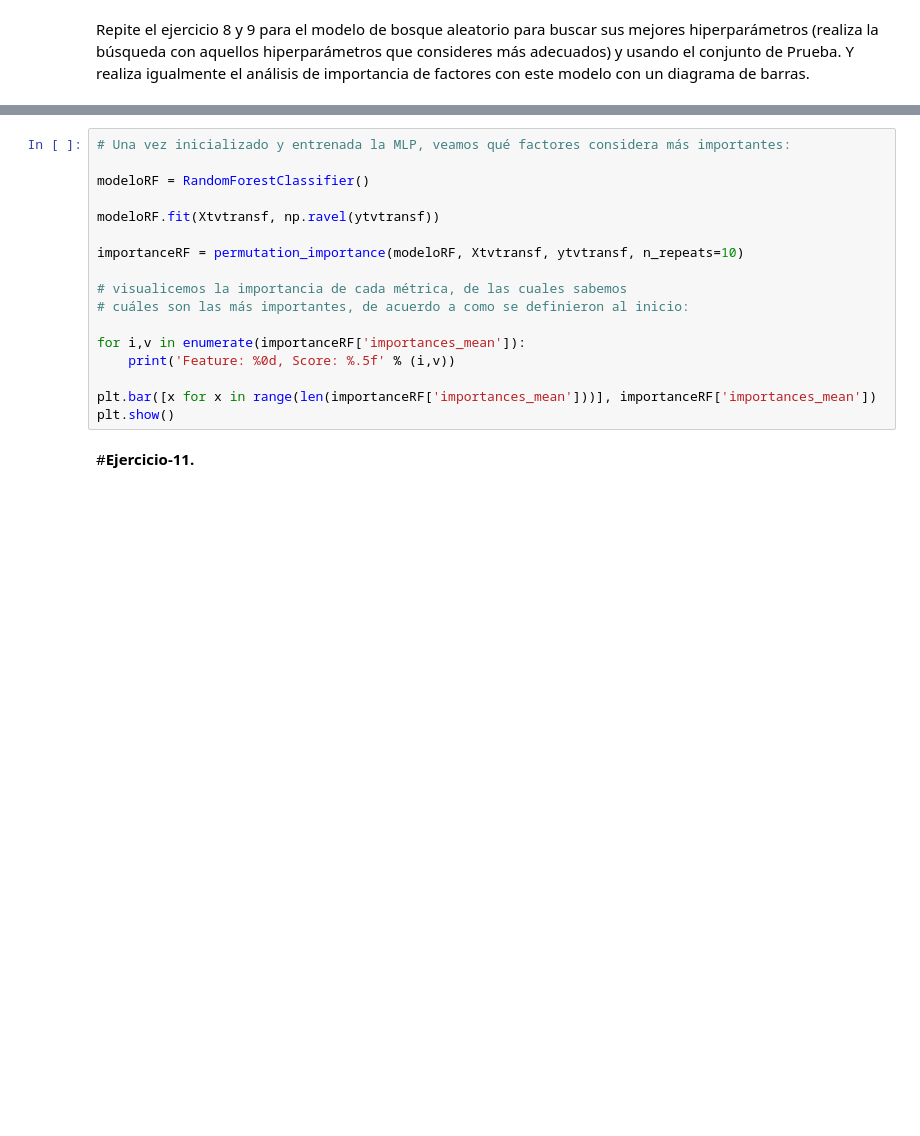
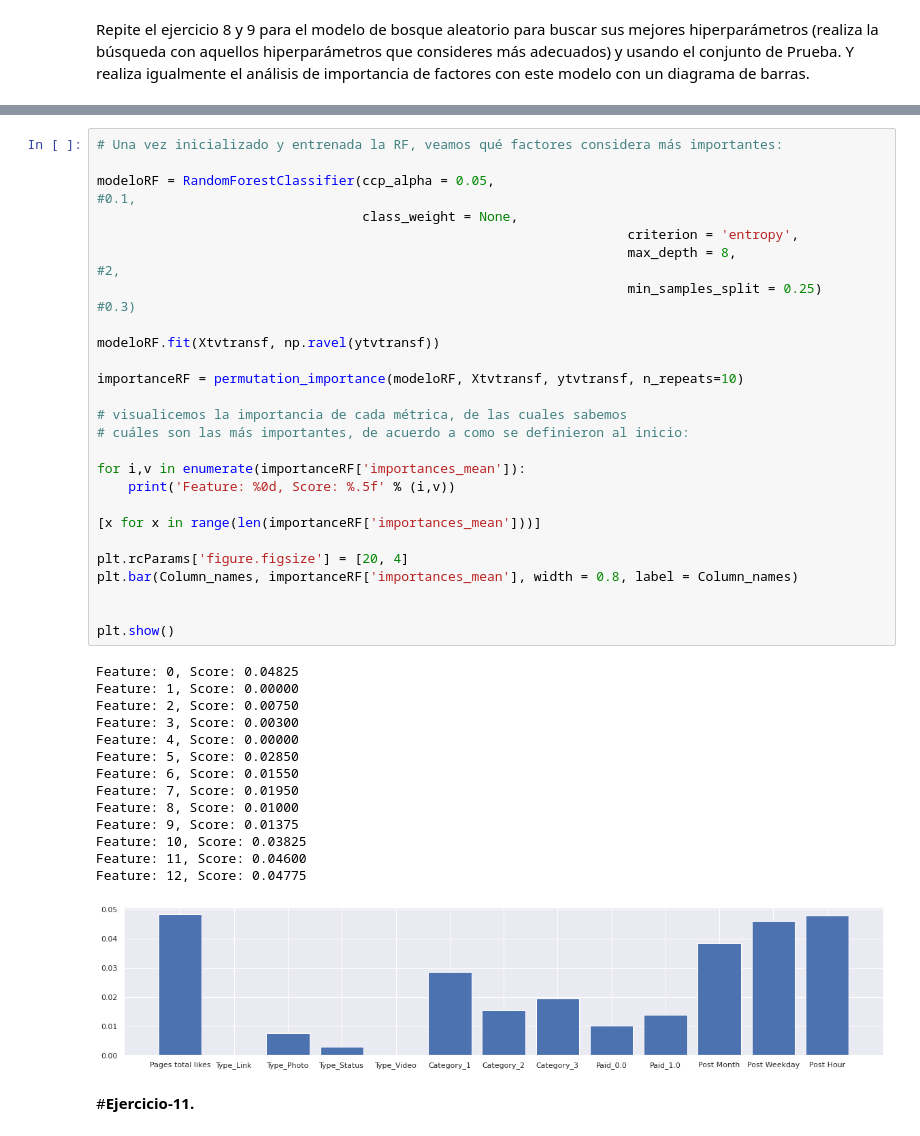
Before and after one commit to AlfonsoVasquezC/DataFiles, a Jupyter notebook: Redneuronal_Equipo52.ipynb, the cells around one changed output, grey strips where cells are left out. Saved outputs shown, nothing was run; the diff lists cells and outputs as text; blank space fills up the shorter version.

```diff
--- a/Redneuronal_Equipo52.ipynb
+++ b/Redneuronal_Equipo52.ipynb
@@ -587,20 +613,44 @@ print('Métrica utilizada:', grid.scoring)
 # %%
-# Una vez inicializado y entrenada la MLP, veamos qué factores considera más importantes:
+# Una vez inicializado y entrenada la RF, veamos qué factores considera más importantes:
 
-modeloRF = RandomForestClassifier()
+modeloRF = RandomForestClassifier(ccp_alpha = 0.05,															#0.1,
+                                  class_weight = None,
+																	criterion = 'entropy',
+																	max_depth = 8, 																#2,
+																	min_samples_split = 0.25) 										#0.3)
 
 modeloRF.fit(Xtvtransf, np.ravel(ytvtransf))
 
 importanceRF = permutation_importance(modeloRF, Xtvtransf, ytvtransf, n_repeats=10)
 
 # visualicemos la importancia de cada métrica, de las cuales sabemos
 # cuáles son las más importantes, de acuerdo a como se definieron al inicio:
 
 for i,v in enumerate(importanceRF['importances_mean']):
 	print('Feature: %0d, Score: %.5f' % (i,v))
 
-plt.bar([x for x in range(len(importanceRF['importances_mean']))], importanceRF['importances_mean'])
+[x for x in range(len(importanceRF['importances_mean']))]
+
+plt.rcParams['figure.figsize'] = [20, 4]
+plt.bar(Column_names, importanceRF['importances_mean'], width = 0.8, label = Column_names)
+
+
 plt.show()
+# %% [output]
+Feature: 0, Score: 0.04825
+Feature: 1, Score: 0.00000
+Feature: 2, Score: 0.00750
+Feature: 3, Score: 0.00300
+Feature: 4, Score: 0.00000
+Feature: 5, Score: 0.02850
+Feature: 6, Score: 0.01550
+Feature: 7, Score: 0.01950
+Feature: 8, Score: 0.01000
+Feature: 9, Score: 0.01375
+Feature: 10, Score: 0.03825
+Feature: 11, Score: 0.04600
+Feature: 12, Score: 0.04775
+[figure, added]
 # %% [markdown]
 #**Ejercicio-11.**
 # %% [markdown]
```
Also changed, not shown: parts of 21 cells of this notebook.
